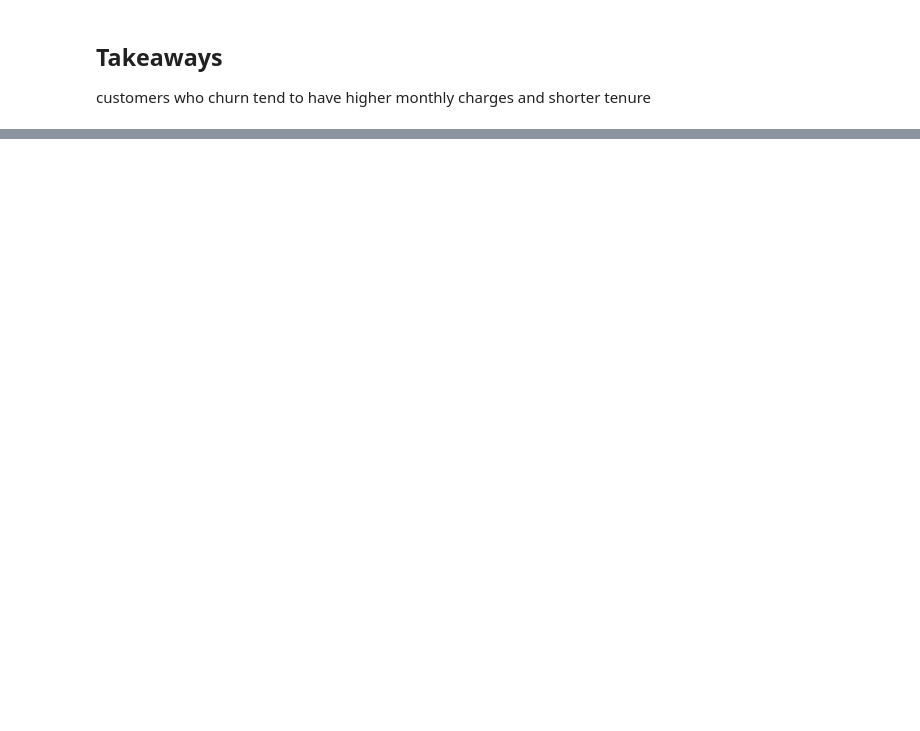
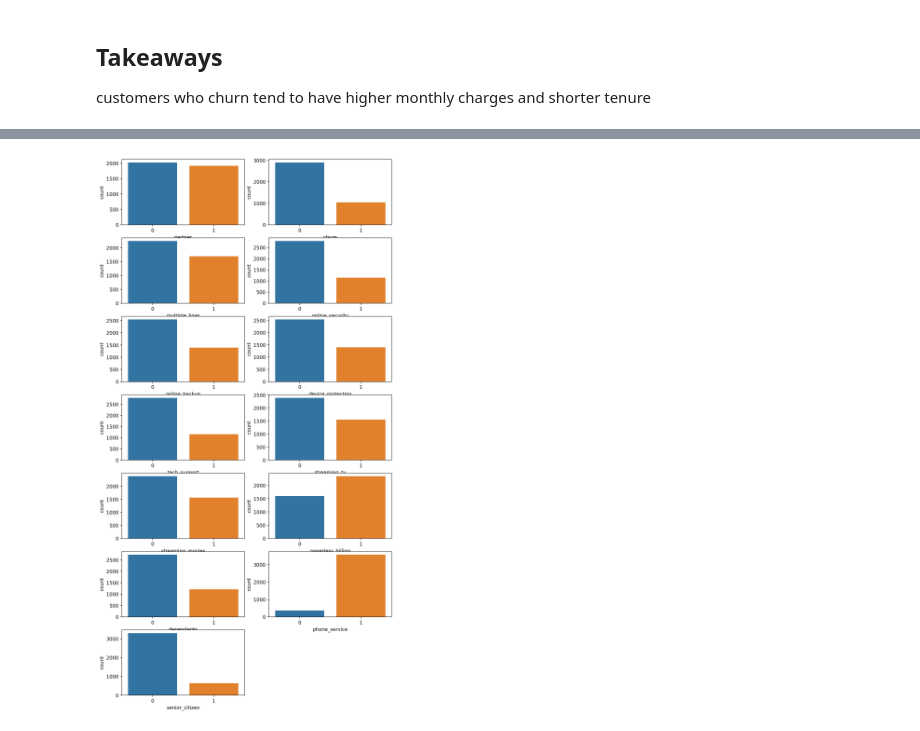
Before and after one commit to Is0metry/project-1, a Jupyter notebook: explore.ipynb, the cells around one changed output, grey strips where cells are left out. Drawn from its saved outputs; the diff is of its cells as text; code cells hidden in the pictures; blank space fills up the shorter version.

```diff
--- a/explore.ipynb
+++ b/explore.ipynb
@@ -64,9 +59,11 @@ sns.pairplot(data=train[features],hue='churn')
 # %%
 plt.figure(figsize=(10,20))
 sbplt = len(categorical) //2 +1
 for col,cat in enumerate(categorical):
     plt.subplot(sbplt,2,col+1)
-    sns.barplot(x=train[cat], y=)
+    sns.countplot(data=train, x = cat,)
+# %% [output]
+[figure, added]
 # %%
 sns.stripplot(x=train.internet_service_type,y=train.tenure,hue=train.churn,dodge=True)
 plt.xticks([0,1,2],w.IST_KEY)
```
Also changed, not shown: parts of 28 cells of this notebook, 6 other files.
